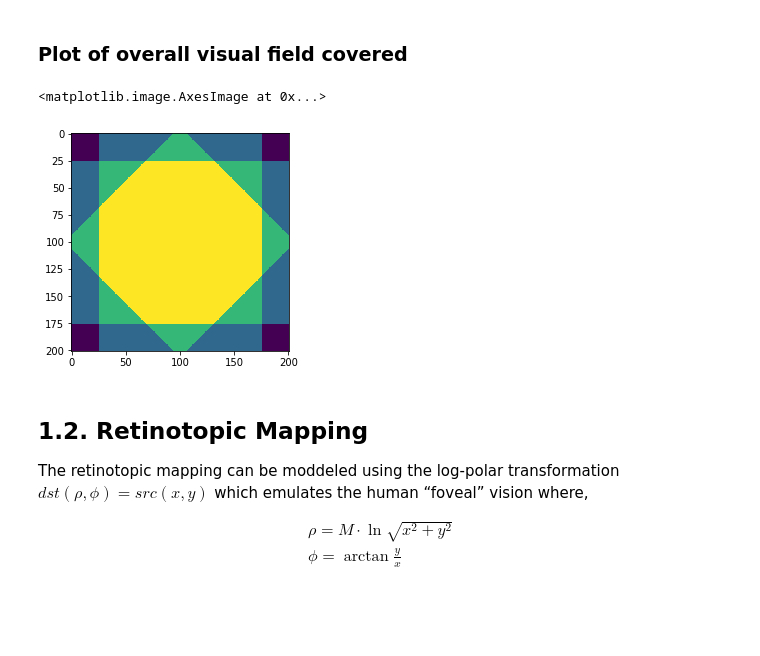
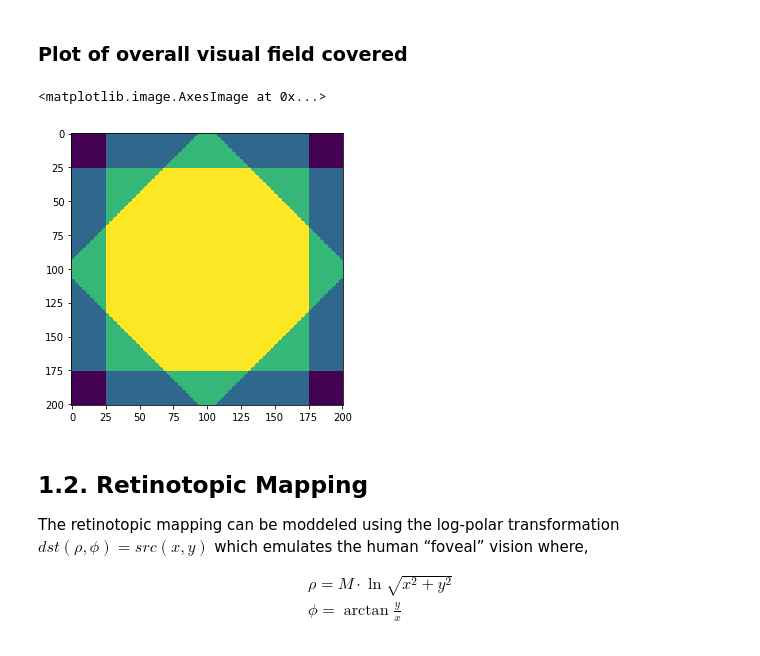
Before and after one commit to arash-ash/PRF-Estimation, a Jupyter notebook: notebook.ipynb, the cells around one changed output. Saved outputs shown, nothing was run; the diff lists cells and outputs as text; code cells hidden in the pictures; blank space fills up the shorter version.

```diff
--- a/notebook.ipynb
+++ b/notebook.ipynb
@@ -10,6 +10,7 @@ from IPython.display import HTML
 import base64
 import cv2 as cv
 from skimage.transform import resize
+figSize = 5
 # %% [markdown]
 # Population Receptive Field Estimation Technique Simulation
 
@@ -87,15 +87,16 @@ HTML(video_tag)
 # %% [markdown]
 ### Plot of overall visual field covered
 # %%
+fig = plt.figure(figsize=(figSize, figSize))
 shape2D = (len(X), len(Y))
 proj2D = np.zeros(shape2D)
 for i in range(nFrames):
     proj2D = proj2D + (stim[i, :, :]).reshape(shape2D)
 
 plt.imshow(proj2D)
 # %% [output]
 <matplotlib.image.AxesImage at 0x...>
-[figure, old version]
+[figure, new version]
 # %% [markdown]
 ## 1.2. Retinotopic Mapping
 The retinotopic mapping can be moddeled using the log-polar transformation $dst( \rho , \phi ) = src(x, y)$ which emulates the human “foveal” vision where,
```
Also changed, not shown: parts of 36 cells of this notebook, 4 other files.
